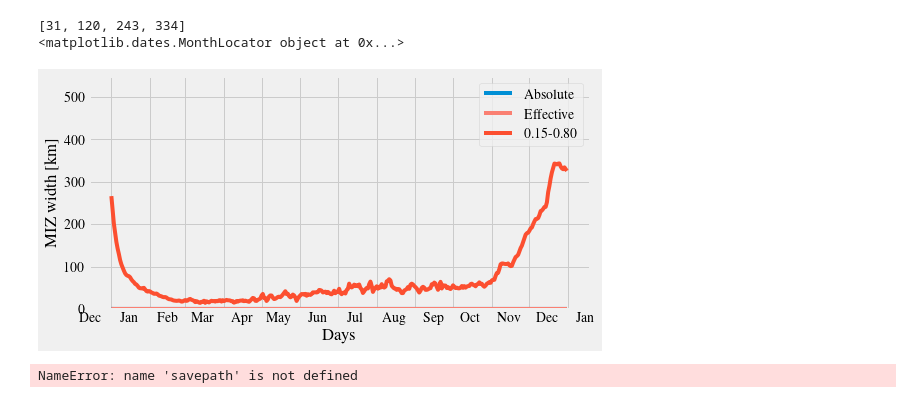
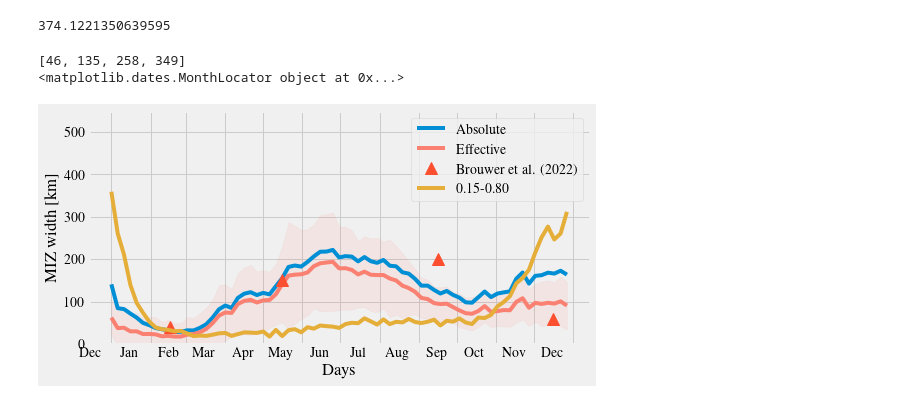
Before and after one commit to NoahDay/sea-ice-classification, a Jupyter notebook: MIZ-width.ipynb, the cells around one changed output. Saved outputs shown, nothing was run; the diff lists cells and outputs as text; code cells hidden in the pictures.

```diff
--- a/MIZ-width.ipynb
+++ b/MIZ-width.ipynb
@@ -123,0 +267,19 @@ Progress: [####################] 100%
+# %%
+# Time series of change in exterior boundary and wind direction
+df_plot = pd.DataFrame({'date': pd.date_range(start="2019-01-01",end="2019-12-31"),
+                        'miz_upper_boundary': miz_upper_boundary.mean(),
+                        'miz_lower_boundary': miz_upper_boundary.mean(),
+                        'exterior_vatm': exterior_vatm.mean(),
+                       })
+
+rc('font',**{'family':'serif','serif':['Times']})
+rc('text', usetex=True)
+plt.style.use("ggplot")
+
+fig, axes = plt.subplots(3, 1, figsize=(15, 10), sharey=False)
+
+axes[0].plot(miz_upper_boundary.mean(1))
+axes[1].plot(miz_lower_boundary.mean(1))
+axes[2].plot(exterior_vatm.mean(1))
+#sns.lineplot(ax=axes[0], x="date", y="exterior_vatm",
+#             data=df_plot, errorbar=None)
@@ -124,4 +571,28 @@ Progress: [####################] 100%
+# %%
+miz_lower_boundary.shape
+
+effective_miz_width_array.shape
+
+
+effective_miz_width_array.shape
+x_dates
+
+#miz_width_array[:,:].mean(axis=1)/1000
+#x_dates[day_vec]
+x_dates
+tmp = effective_miz_width_array[:,:].mean(axis=1)/1000
+tmp[150]
+# %% [output]
+374.1221350639595
 # %%
+filename = "/g/data/ia40/sea-ice-classification/mizWidth_"+str(year)+".nc"
+ds = xr.open_dataset(filename)
+effective_miz_width_array = ds['effective']
+miz_width_array = ds['absolute']
+sic_width_array = ds['sic']
+day_vec = range(0,n_days,5)
+
+
 Cmap = np.asarray([[0.9805, 0.5000, 0.4453], [0.4416, 0.7490, 0.4322], [0.3639, 0.5755, 0.748]])
 
 
@@ -129,6 +600,7 @@ rc('font',**{'family':'serif','serif':['Times']})
 rc('text', usetex=True)
 #x_dates = np.array(unique_dates[day_vec], dtype=np.datetime64)
 x_dates = range(0,365)
+x_dates = day_vec
 month_year_formatter = mdates.DateFormatter('%b') # The "," is intentional.
 
 # Plot the MIZ widths
@@ -145,40 +617,43 @@ ax.xaxis.set_minor_locator(mdates.MonthLocator(bymonthday=15))
 ax.xaxis.set_major_formatter(NullFormatter())
 ax.xaxis.set_minor_formatter(mdates.DateFormatter('%b'))
 
-brouwer_dates = [31,31+28+31+30,31+28+31+30+31+30+31+31,31+28+31+30+31+30+31+31+30+31+30]
+brouwer_dates = [31+15,31+28+31+30+15,31+28+31+30+31+30+31+31+15,31+28+31+30+31+30+31+31+30+31+30+15]
+brouwer_linear_centre = [36.187, 143.457, 192.569, 60.743]
+brouwer_linear_lower = [20.679, 100.808, 125.363, 33.603]
+brouwer_linear_upper = [60.743, 186.107, 275.283, 148.627]
+
 print(brouwer_dates)
 
 print(mdates.MonthLocator(bymonthday=15))
 
 #plt.style.use("ggplot")
 plt.style.use("fivethirtyeight")
 
 line_deviation = 1 * (effective_miz_width_array[day_vec,:].std(axis=1)/1000)
 mean = effective_miz_width_array[day_vec,:].mean(axis=1)/1000
 lower = (mean - line_deviation)
 upper = (mean + line_deviation)
 
 plt.plot(x_dates, miz_width_array[day_vec,:].mean(axis=1)/1000, label = "Absolute")
 plt.plot(x_dates, mean, label = "Effective", color=Cmap[0,:])
-#plt.plot(x_dates[brouwer_dates],[40,150,200,60], '^', markersize=12, label = "Brouwer et al. (2022)")
+plt.plot(brouwer_dates,[40,150,200,60], '^', markersize=12, label = "Brouwer et al. (2022)")
 plt.plot(x_dates, sic_width_array[day_vec,:].mean(axis=1)/1000, label = "0.15-0.80")
 
 
 plt.fill_between(x_dates, lower, upper, color=Cmap[0,:], alpha=.1)
 
 
 #plt.xticks(range(0, n_days))
 
 plt.xlabel("Days")
 plt.ylabel("MIZ width [km]")
 plt.legend()
 ax.set_ylim([0, 550])
 plt.show()
 
 fig.autofmt_xdate()
-fig.savefig(savepath+'miz_width.png', dpi = 300)
+#fig.savefig(savepath+'miz_width_'+str(year)+'.png', dpi = 300)
 # %% [output]
-[31, 120, 243, 334]
+[46, 135, 258, 349]
 <matplotlib.dates.MonthLocator object at 0x...>
-[figure, old version]
+[figure, new version]
-NameError: name 'savepath' is not defined
```
Also changed, not shown: parts of 37 cells of this notebook, 40 other files.
